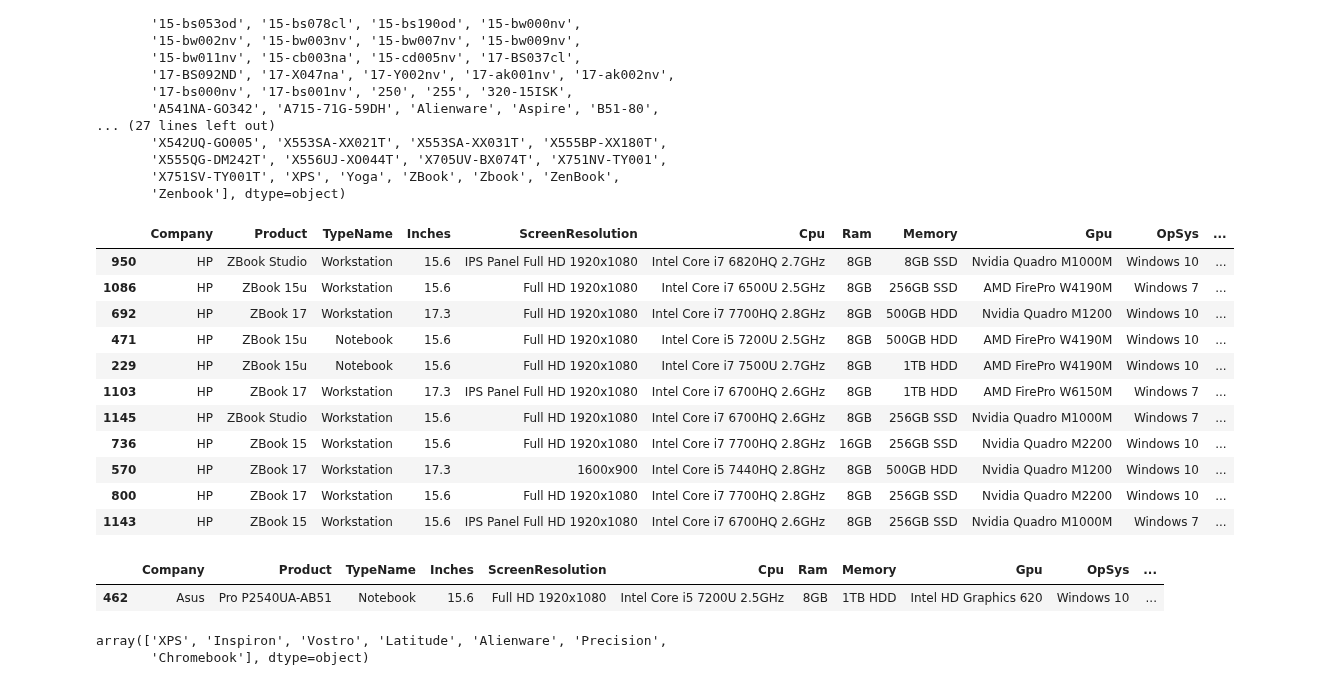
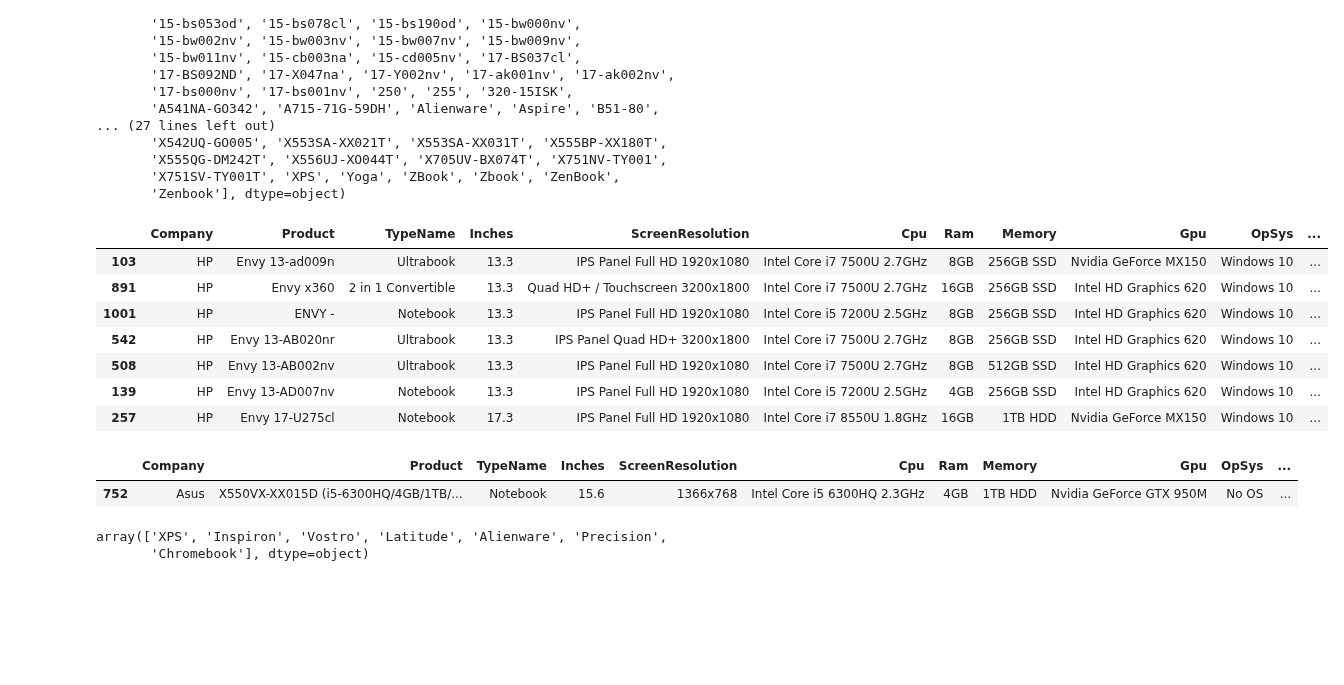
Before and after one commit to ryan-ferns/project_laptop_prices, a Jupyter notebook: laptop-prices-project.ipynb, the cells around one changed output. Saved outputs shown, nothing was run; the diff lists cells and outputs as text; code cells hidden in the pictures; blank space fills up the shorter version.

Commit message:
Searched the test set for Data Entry errors in the Product variable.

```diff
--- a/laptop-prices-project.ipynb
+++ b/laptop-prices-project.ipynb
@@ -2306,25 +2401,21 @@ array(['14-am079na', '15-AC110nv', '15-AY023na', '15-BA015wm',
        'X751SV-TY001T', 'XPS', 'Yoga', 'ZBook', 'Zbook', 'ZenBook',
        'Zenbook'], dtype=object)
 # %%
-train[(train['Brand'] == 'ZBook')]
+train[(train['Brand'] == 'Envy') | (train['Brand'] == 'ENVY')]
 # %% [output]
 |  | Company | Product | TypeName | Inches | ScreenResolution | Cpu | Ram | Memory | Gpu | OpSys | ... |
-| 950 | HP | ZBook Studio | Workstation | 15.6 | IPS Panel Full HD 1920x1080 | Intel Core i7 6820HQ 2.7GHz | 8GB | 8GB SSD | Nvidia Quadro M1000M | Windows 10 | ... |
-| 1086 | HP | ZBook 15u | Workstation | 15.6 | Full HD 1920x1080 | Intel Core i7 6500U 2.5GHz | 8GB | 256GB SSD | AMD FirePro W4190M | Windows 7 | ... |
-| 692 | HP | ZBook 17 | Workstation | 17.3 | Full HD 1920x1080 | Intel Core i7 7700HQ 2.8GHz | 8GB | 500GB HDD | Nvidia Quadro M1200 | Windows 10 | ... |
-| 471 | HP | ZBook 15u | Notebook | 15.6 | Full HD 1920x1080 | Intel Core i5 7200U 2.5GHz | 8GB | 500GB HDD | AMD FirePro W4190M | Windows 10 | ... |
-| 229 | HP | ZBook 15u | Notebook | 15.6 | Full HD 1920x1080 | Intel Core i7 7500U 2.7GHz | 8GB | 1TB HDD | AMD FirePro W4190M | Windows 10 | ... |
-| 1103 | HP | ZBook 17 | Workstation | 17.3 | IPS Panel Full HD 1920x1080 | Intel Core i7 6700HQ 2.6GHz | 8GB | 1TB HDD | AMD FirePro W6150M | Windows 7 | ... |
-| 1145 | HP | ZBook Studio | Workstation | 15.6 | Full HD 1920x1080 | Intel Core i7 6700HQ 2.6GHz | 8GB | 256GB SSD | Nvidia Quadro M1000M | Windows 7 | ... |
-| 736 | HP | ZBook 15 | Workstation | 15.6 | Full HD 1920x1080 | Intel Core i7 7700HQ 2.8GHz | 16GB | 256GB SSD | Nvidia Quadro M2200 | Windows 10 | ... |
-| 570 | HP | ZBook 17 | Workstation | 17.3 | 1600x900 | Intel Core i5 7440HQ 2.8GHz | 8GB | 500GB HDD | Nvidia Quadro M1200 | Windows 10 | ... |
-| 800 | HP | ZBook 17 | Workstation | 15.6 | Full HD 1920x1080 | Intel Core i7 7700HQ 2.8GHz | 8GB | 256GB SSD | Nvidia Quadro M2200 | Windows 10 | ... |
-| 1143 | HP | ZBook 15 | Workstation | 15.6 | IPS Panel Full HD 1920x1080 | Intel Core i7 6700HQ 2.6GHz | 8GB | 256GB SSD | Nvidia Quadro M1000M | Windows 7 | ... |
+| 103 | HP | Envy 13-ad009n | Ultrabook | 13.3 | IPS Panel Full HD 1920x1080 | Intel Core i7 7500U 2.7GHz | 8GB | 256GB SSD | Nvidia GeForce MX150 | Windows 10 | ... |
+| 891 | HP | Envy x360 | 2 in 1 Convertible | 13.3 | Quad HD+ / Touchscreen 3200x1800 | Intel Core i7 7500U 2.7GHz | 16GB | 256GB SSD | Intel HD Graphics 620 | Windows 10 | ... |
+| 1001 | HP | ENVY - | Notebook | 13.3 | IPS Panel Full HD 1920x1080 | Intel Core i5 7200U 2.5GHz | 8GB | 256GB SSD | Intel HD Graphics 620 | Windows 10 | ... |
+| 542 | HP | Envy 13-AB020nr | Ultrabook | 13.3 | IPS Panel Quad HD+ 3200x1800 | Intel Core i7 7500U 2.7GHz | 8GB | 256GB SSD | Intel HD Graphics 620 | Windows 10 | ... |
+| 508 | HP | Envy 13-AB002nv | Ultrabook | 13.3 | IPS Panel Full HD 1920x1080 | Intel Core i7 7500U 2.7GHz | 8GB | 512GB SSD | Intel HD Graphics 620 | Windows 10 | ... |
+| 139 | HP | Envy 13-AD007nv | Notebook | 13.3 | IPS Panel Full HD 1920x1080 | Intel Core i5 7200U 2.5GHz | 4GB | 256GB SSD | Intel HD Graphics 620 | Windows 10 | ... |
+| 257 | HP | Envy 17-U275cl | Notebook | 17.3 | IPS Panel Full HD 1920x1080 | Intel Core i7 8550U 1.8GHz | 16GB | 1TB HDD | Nvidia GeForce MX150 | Windows 10 | ... |
-# %%
-train[(train['Product'] == 'Pro P2540UA-AB51')]
-# %% [output]
-|  | Company | Product | TypeName | Inches | ScreenResolution | Cpu | Ram | Memory | Gpu | OpSys | ... |
-| 462 | Asus | Pro P2540UA-AB51 | Notebook | 15.6 | Full HD 1920x1080 | Intel Core i5 7200U 2.5GHz | 8GB | 1TB HDD | Intel HD Graphics 620 | Windows 10 | ... |
+# %%
+test[(test['Product'].str.startswith('X550'))]
+# %% [output]
+|  | Company | Product | TypeName | Inches | ScreenResolution | Cpu | Ram | Memory | Gpu | OpSys | ... |
+| 752 | Asus | X550VX-XX015D (i5-6300HQ/4GB/1TB/... | Notebook | 15.6 | 1366x768 | Intel Core i5 6300HQ 2.3GHz | 4GB | 1TB HDD | Nvidia GeForce GTX 950M | No OS | ... |
 # %%
 train[(train['Company'] == 'Dell')]['Brand'].unique()
 # %% [output]
```
Also changed, not shown: parts of 14 cells of this notebook.
